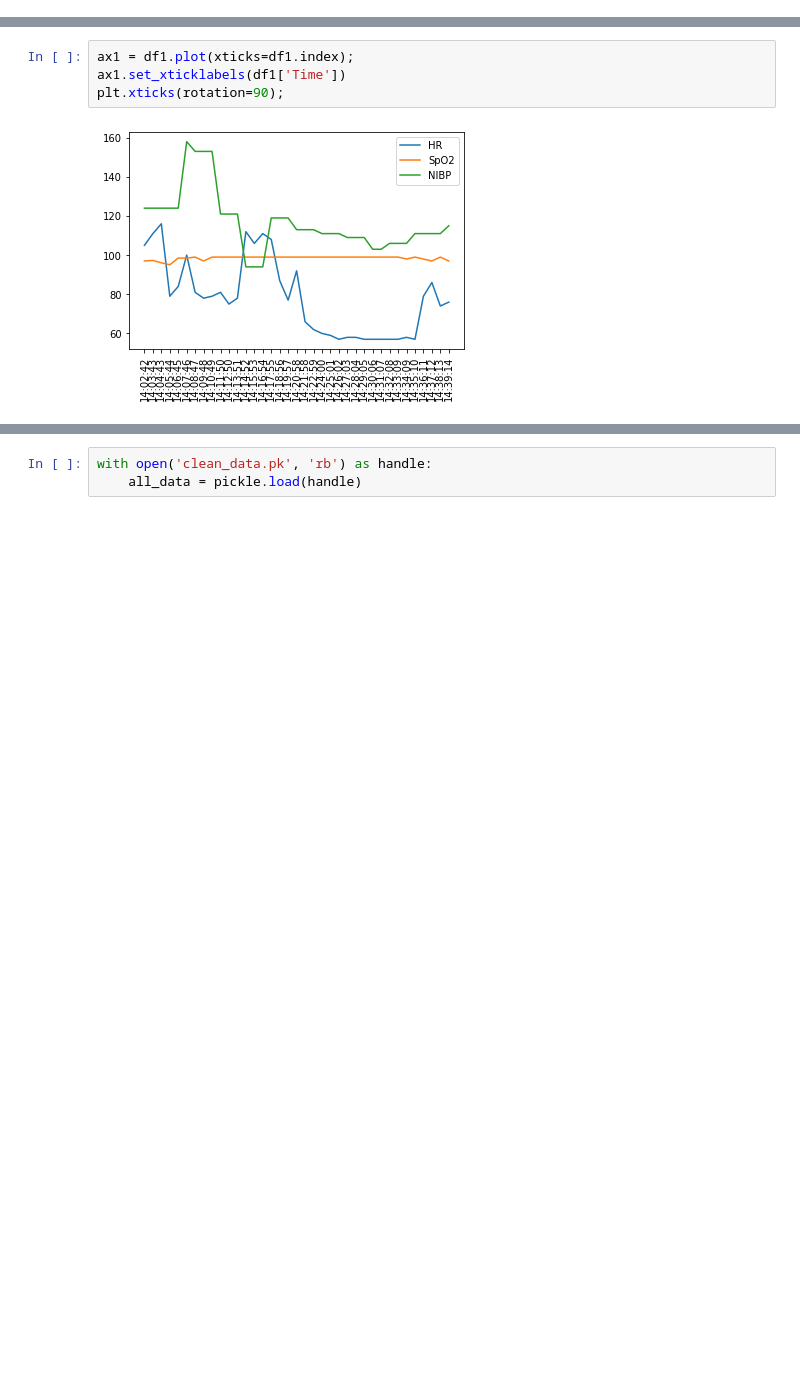
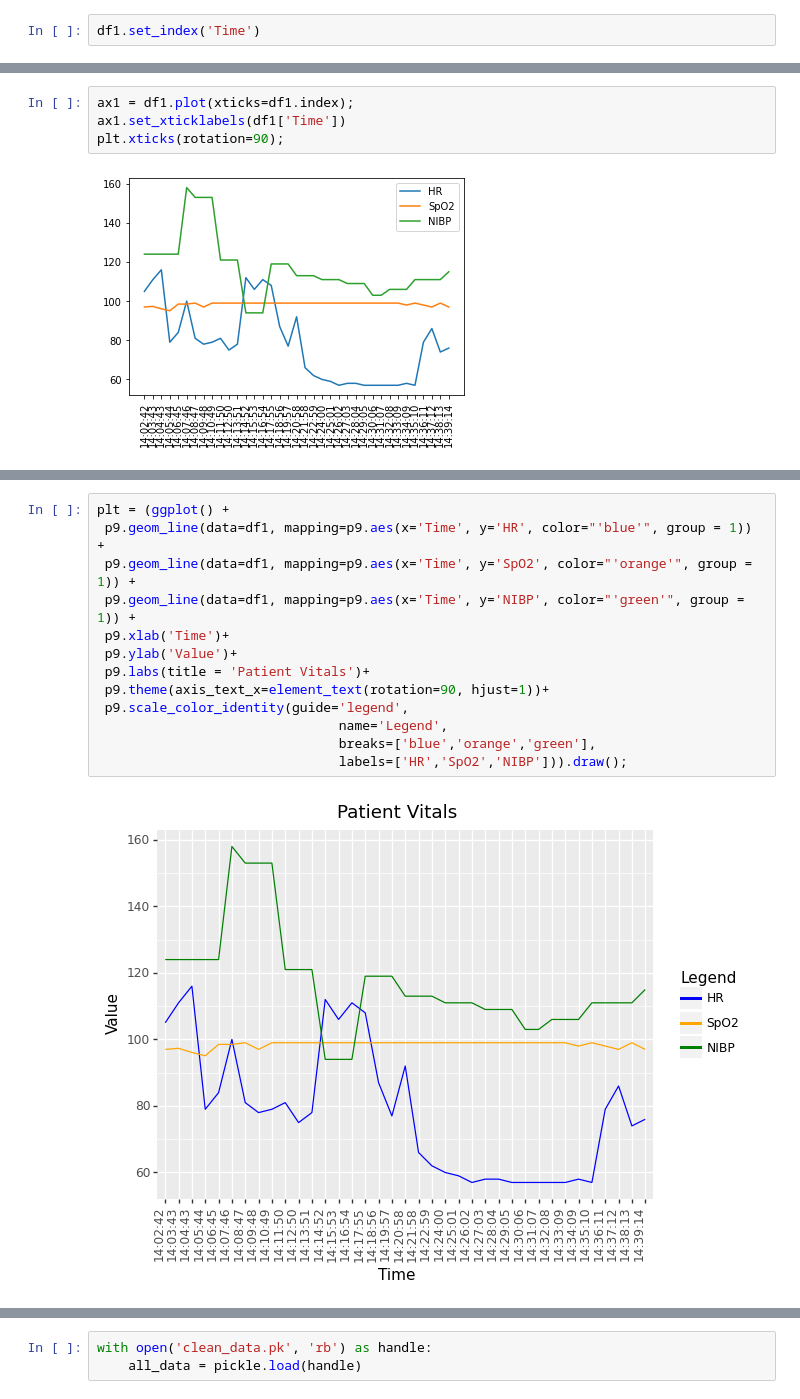
Before and after one commit to FlorisSchmidt/ML, a Jupyter notebook: visualizations.ipynb, the cells around one changed output, grey strips where cells are left out. Saved outputs shown, nothing was run; the diff lists cells and outputs as text; blank space fills up the shorter version.

```diff
--- a/visualizations.ipynb
+++ b/visualizations.ipynb
@@ -50,3 +71,5 @@ df4.plot(ax=axes[3],legend=None)
 # %% [output]
 <matplotlib.axes._subplots.AxesSubplot at 0x...>
 [figure]
+# %%
+df1.set_index('Time')
@@ -69,0 +101,15 @@ data.head()
+# %%
+plt = (ggplot() +
+ p9.geom_line(data=df1, mapping=p9.aes(x='Time', y='HR', color="'blue'", group = 1)) +
+ p9.geom_line(data=df1, mapping=p9.aes(x='Time', y='SpO2', color="'orange'", group = 1)) +
+ p9.geom_line(data=df1, mapping=p9.aes(x='Time', y='NIBP', color="'green'", group = 1)) +
+ p9.xlab('Time')+
+ p9.ylab('Value')+
+ p9.labs(title = 'Patient Vitals')+
+ p9.theme(axis_text_x=element_text(rotation=90, hjust=1))+
+ p9.scale_color_identity(guide='legend',
+                               name='Legend',
+                               breaks=['blue','orange','green'],
+                               labels=['HR','SpO2','NIBP'])).draw();
+# %% [output]
+[figure, added]
```
Also changed, not shown: parts of 35 cells of this notebook.
